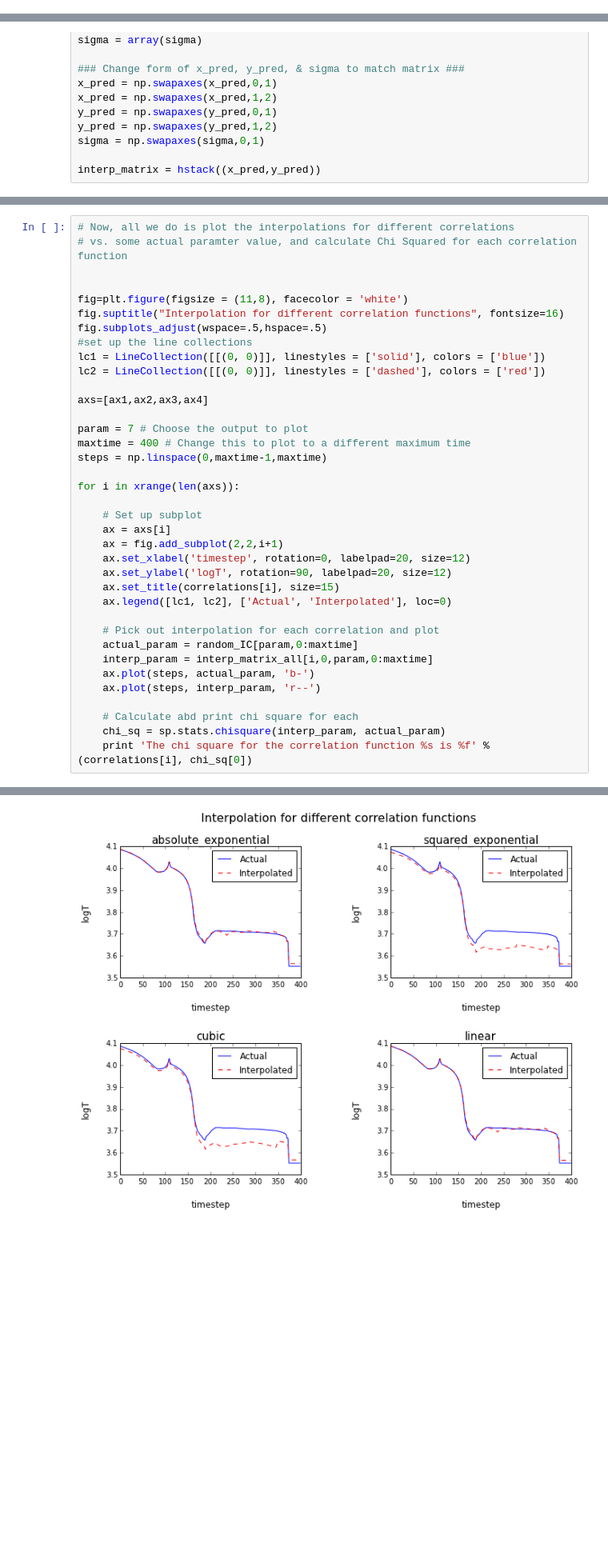
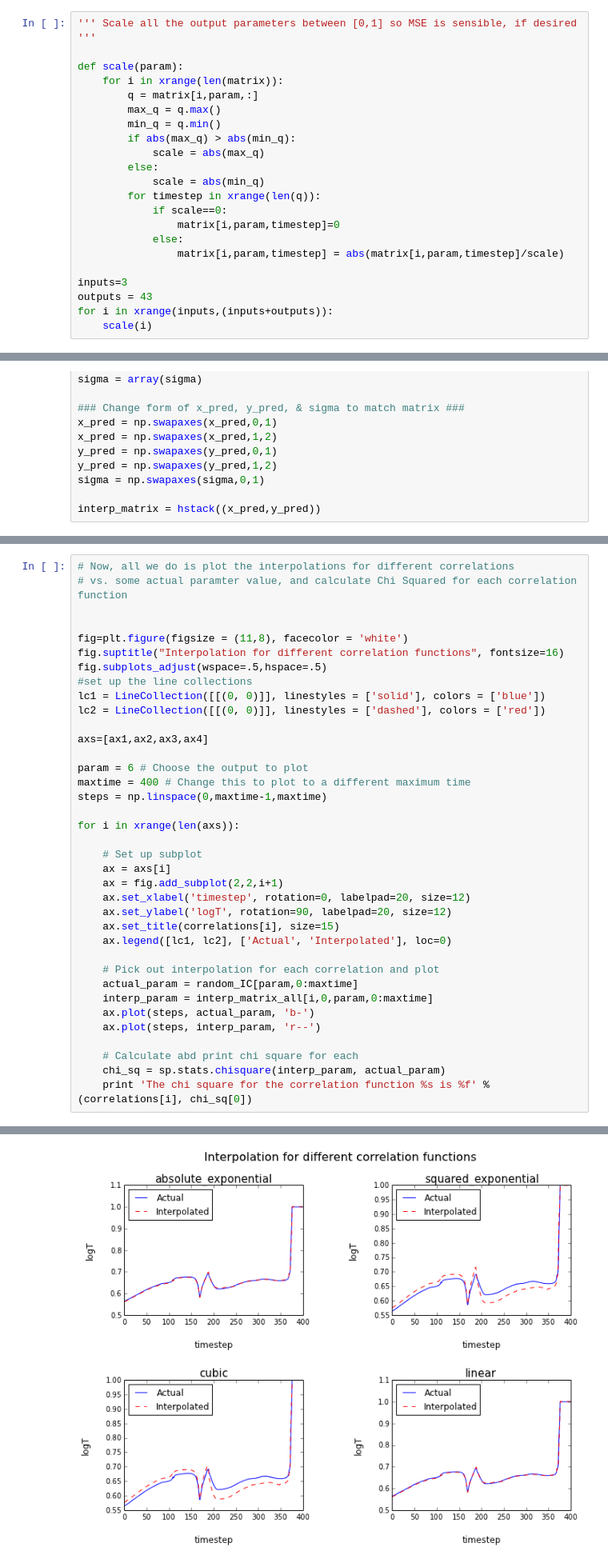
Before and after one commit to lmaesampson/StellarTrackInterpolation, a Jupyter notebook: Python/StarTrack_GP_Interpolation.ipynb, the cells around one changed output, grey strips where cells are left out. Shown at 80% size. Saved outputs shown, nothing was run; the diff lists cells and outputs as text; blank space fills up the shorter version.

Commit message:
Added option to scale outputs

```diff
--- a/Python/StarTrack_GP_Interpolation.ipynb
+++ b/Python/StarTrack_GP_Interpolation.ipynb
@@ -66,2 +66,24 @@ The sample matrix has dimensions of:
 (9, 46, 400)
+# %%
+''' Scale all the output parameters between [0,1] so MSE is sensible, if desired '''
+
+def scale(param):
+    for i in xrange(len(matrix)):
+        q = matrix[i,param,:]
+        max_q = q.max()
+        min_q = q.min()
+        if abs(max_q) > abs(min_q):
+            scale = abs(max_q)
+        else:
+            scale = abs(min_q)
+        for timestep in xrange(len(q)):
+            if scale==0:
+                matrix[i,param,timestep]=0
+            else:
+                matrix[i,param,timestep] = abs(matrix[i,param,timestep]/scale)
+
+inputs=3
+outputs = 43
+for i in xrange(inputs,(inputs+outputs)):
+    scale(i)
 # %% [markdown]
@@ -890,7 +912,7 @@ lc2 = LineCollection([[(0, 0)]], linestyles = ['dashed'], colors = ['red'])
 
 axs=[ax1,ax2,ax3,ax4]
 
-param = 7 # Choose the output to plot
+param = 6 # Choose the output to plot
 maxtime = 400 # Change this to plot to a different maximum time
 steps = np.linspace(0,maxtime-1,maxtime)
 
@@ -921 +943 @@ The chi square for the correlation function linear is 0.003122
-[figure, old version]
+[figure, new version]
```
Also changed, not shown: parts of 7 cells of this notebook.
